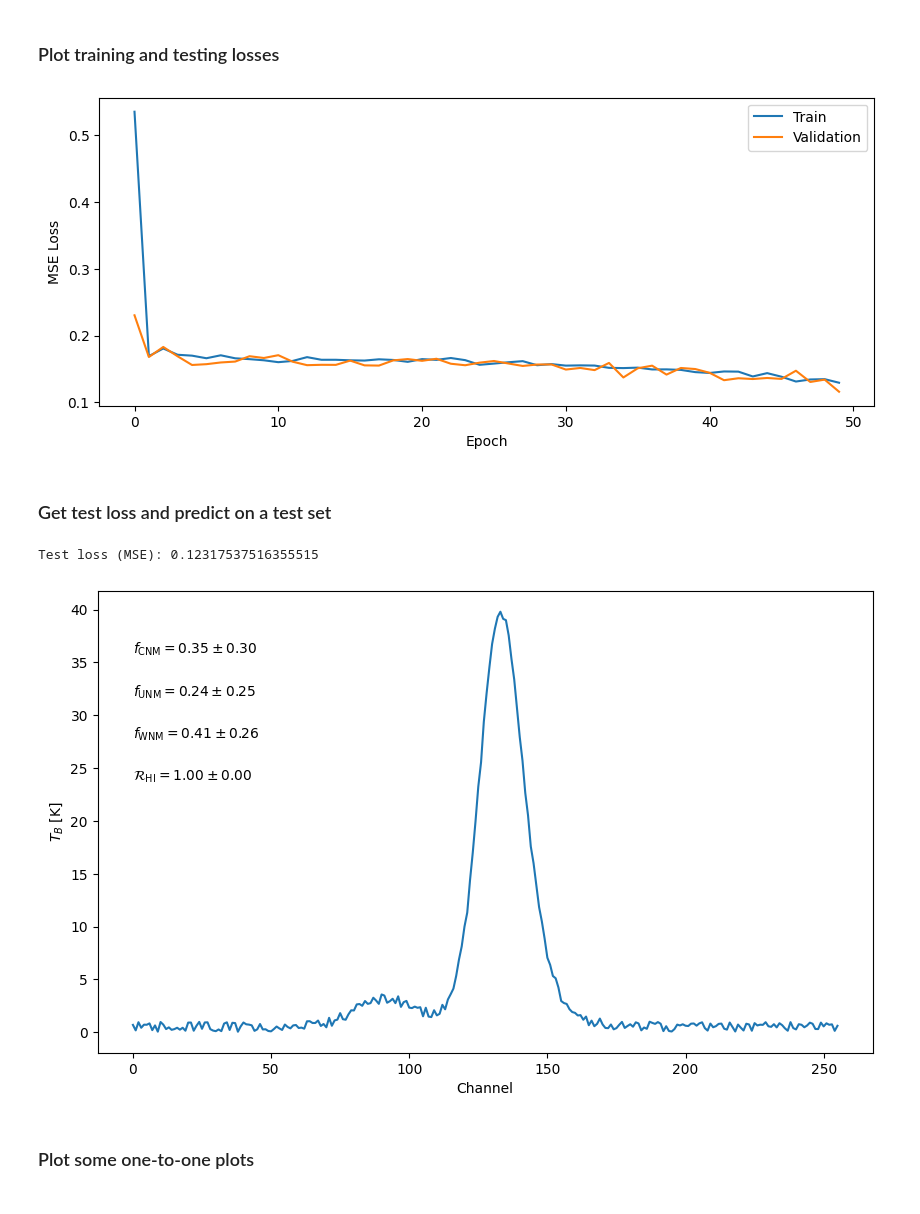
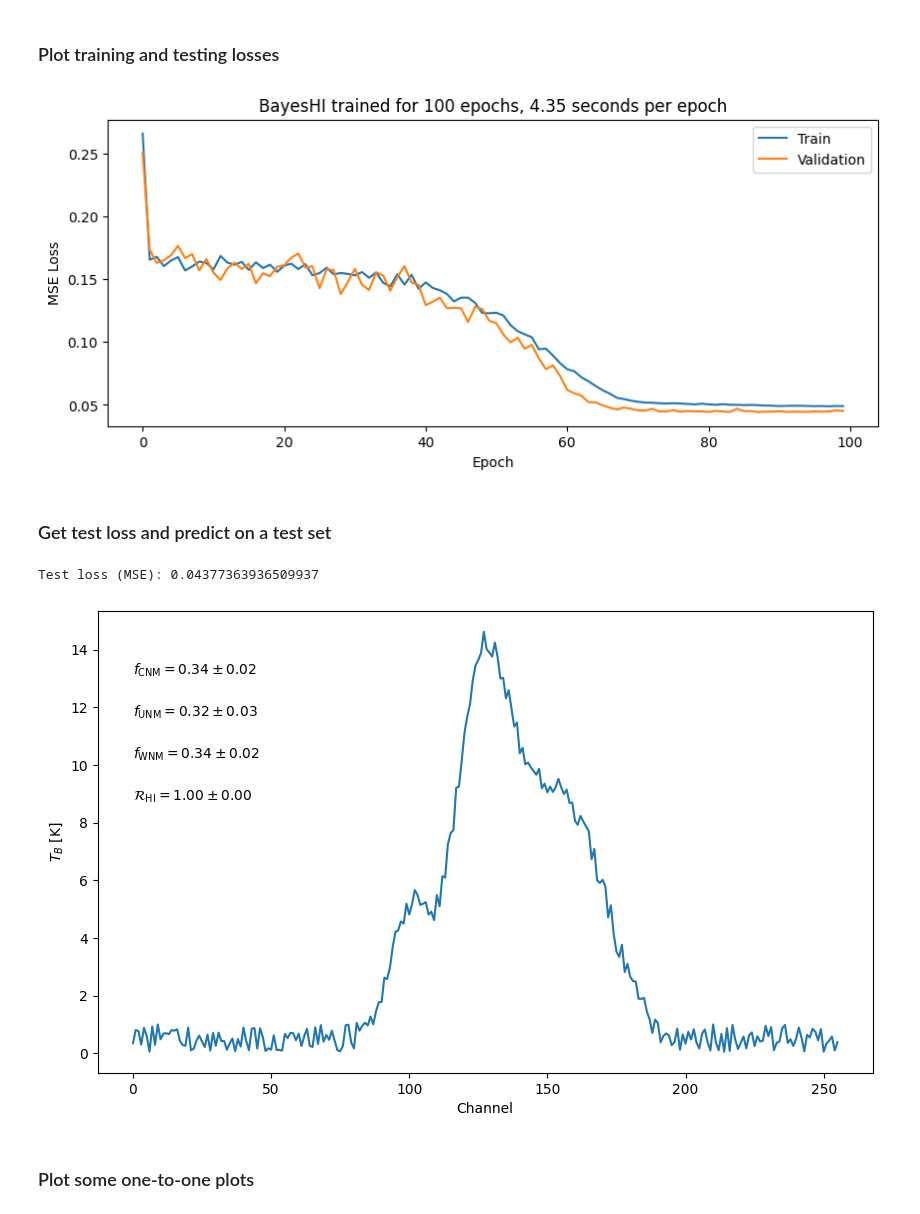
Before and after one commit to EricMullerAU/BayesHI, a Jupyter notebook: BayesHI Example.ipynb, the cells around one changed output. Drawn from its saved outputs; the diff is of its cells as text; code cells hidden in the pictures.

Commit message:
Updated examples, trained TPCNet with correct params.

```diff
--- a/BayesHI Example.ipynb
+++ b/BayesHI Example.ipynb
@@ -71,0 +74,3 @@ bayeshi.plot_spectrum(spectra, predictions, max_cnm)
+# %%
+tpc_model = bayeshi.load_model('tpcnet_all_phases').to(device)
+saury_model = bayeshi.load_model('saury').to(device)
@@ -136,7 +187,7 @@ val_loader = DataLoader(
 # %% [markdown]
 ### Train the network
 # %%
-train_errors, val_errors, trained_epochs, epoch_times = model.fit(train_loader, val_loader, './checkpoints/dummy_bayeshi.pth', nEpochs=50)
+train_errors, val_errors, trained_epochs, epoch_times = model.fit(train_loader, val_loader, './checkpoints/dummy_bayeshi.pth', nEpochs=100)
 # %% [output]
 Training Model
 Initial learning rate: [0.0001]
@@ -167,13 +218,14 @@ Model loaded successfully
 # %%
 plt.figure(figsize=(10,4))
 plt.plot(train_errors, label='Train')
 plt.plot(val_errors, label='Validation')
 plt.xlabel('Epoch')
 plt.ylabel('MSE Loss')
 plt.legend()
+plt.title(f'BayesHI trained for {trained_epochs} epochs, {np.array(epoch_times).mean():.2f} seconds per epoch')
 plt.show()
 # %% [output]
-[figure, old version]
+[figure, new version]
 # %% [markdown]
 ### Get test loss and predict on a test set
 # %%
@@ -196,13 +248,13 @@ from torch import nn
 test_loss = model.evaluate(test_loader, nn.MSELoss())
 print('Test loss (MSE):', test_loss)
 # %% [output]
-Test loss (MSE): 0.12317537516355515
+Test loss (MSE): 0.04377363936509937
 # %%
 test_predictions = model.predict(test_loader, numPredictions=10).cpu().numpy()
 # %%
-bayeshi.plot_spectrum(test_spectra, test_predictions, 8)
+bayeshi.plot_spectrum(test_spectra, test_predictions, 0)
 # %% [output]
-[figure, old version]
+[figure, new version]
 # %% [markdown]
 ### Plot some one-to-one plots
 # %%
```
Also changed, not shown: parts of 19 cells of this notebook, 6 other files.
